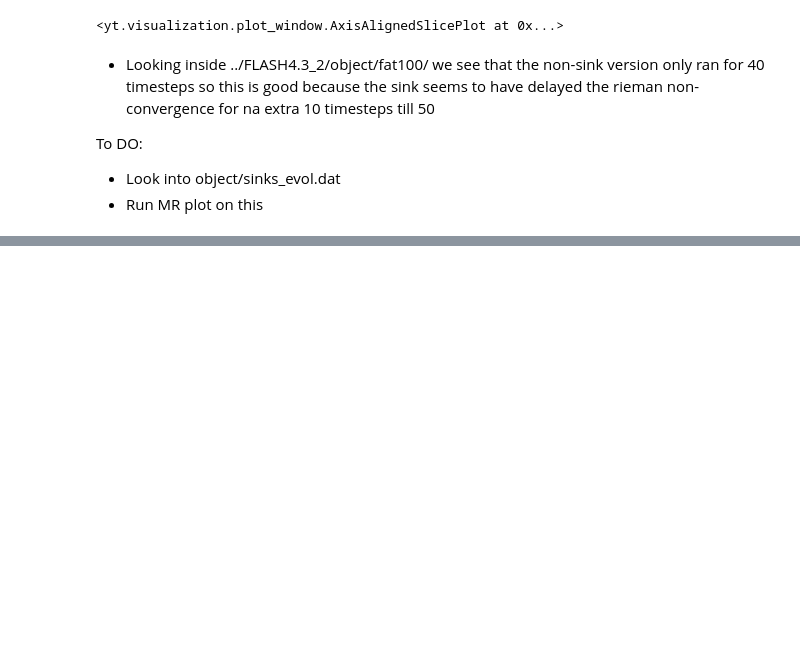
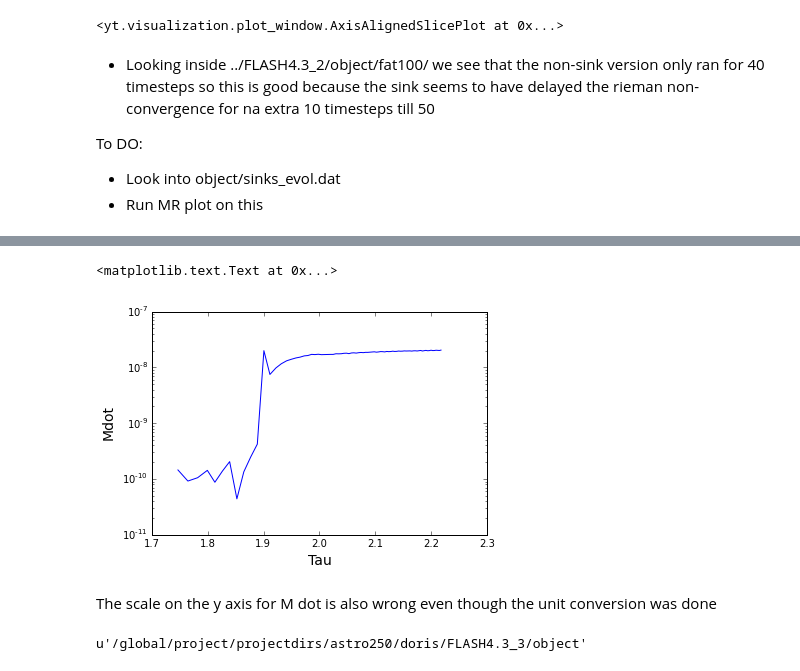
Before and after one commit to dorisjlee/StarFormationCode, a Jupyter notebook: FLASH/05_24_2016_Sink6.ipynb, the cells around one changed output, grey strips where cells are left out. Cells and saved outputs as stored; diff of their text form; code cells hidden in the pictures; blank space fills up the shorter version.

```diff
--- a/FLASH/05_24_2016_Sink6.ipynb
+++ b/FLASH/05_24_2016_Sink6.ipynb
@@ -107,0 +139,15 @@ To DO:
+# %%
+data =np.loadtxt("sinks_evol.dat_cleaned",skiprows=1)
+# %%
+def compute_when_core_formation(FAT_FACTOR,CORE_FORMATION_IDX):
+    ds = yt.load("../../FLASH4.3_2/object/fat{}/sod_hdf5_chk_0000".format(FAT_FACTOR))
+    dim = 256
+    all_data = ds.covering_grid(level=5, left_edge=[0,0.0,0.0],dims=[dim,dim,dim])
+    rho  = np.max(np.array(all_data["density"]))
+    print "central density is : ", rho
+#     tff = sqrt(3*pi/(32*6.67e-8*rho))
+#     print "tff: ",tff
+    current_data = yt.load("../../FLASH4.3_2/object/fat{}/sod_hdf5_chk_{}".format(FAT_FACTOR,str(CORE_FORMATION_IDX).zfill(4)))
+#     print "core formation at ",int(current_data.current_time)/tff, "tff"
+    print "core formation at ",current_data.current_time
+    return rho
@@ -107,0 +172,18 @@ To DO:
+# %%
+t = data[:,1]
+tau = t*sqrt(4*pi*G*rho_c)
+Mdot = data[:,15]
+mdot = G*Mdot*sqrt(4*pi*G*rho_c)/(c_s**3)
+plt.semilogy(tau,mdot)
+plt.xlabel("Tau",fontsize=14)
+plt.ylabel("Mdot",fontsize=14)
+# plt.plot(t,mdot)
+# %% [output]
+<matplotlib.text.Text at 0x...>
+[figure, added]
+# %% [markdown]
+The scale on the y axis for M dot is also wrong even though the unit conversion was done
+# %%
+pwd
+# %% [output]
+u'/global/project/projectdirs/astro250/doris/FLASH4.3_3/object'
```
Also changed, not shown: parts of 9 cells of this notebook, 1 other file.
